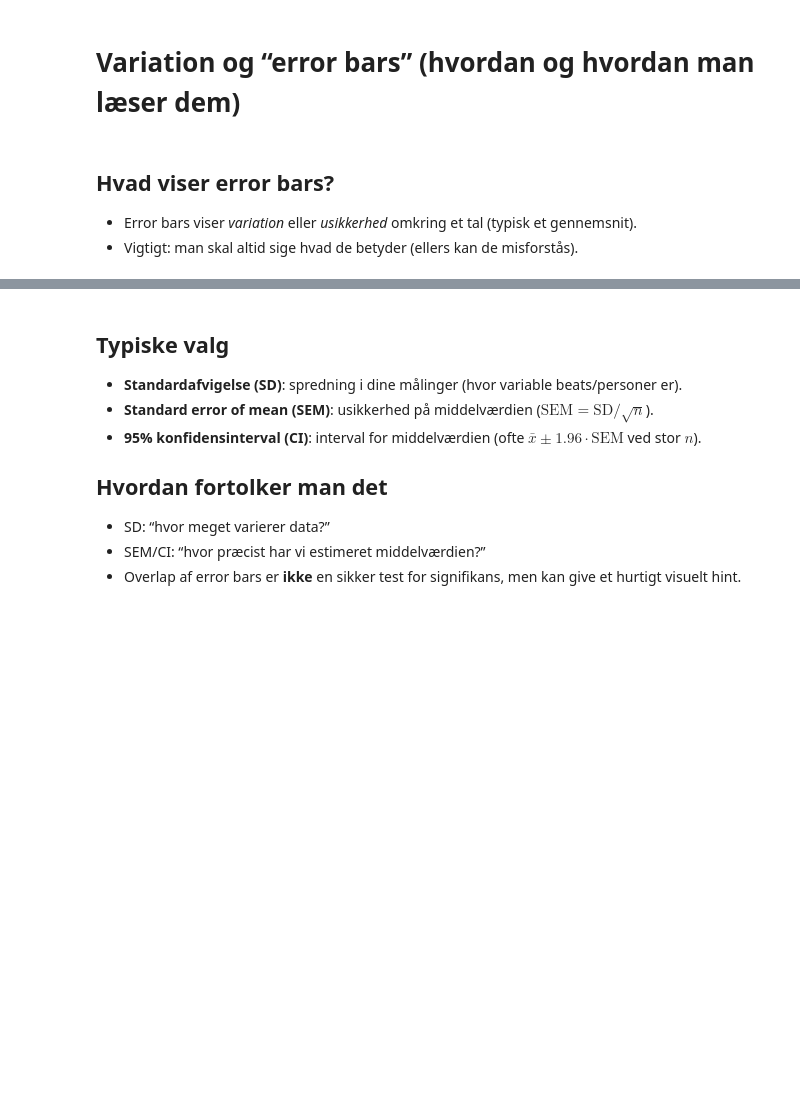
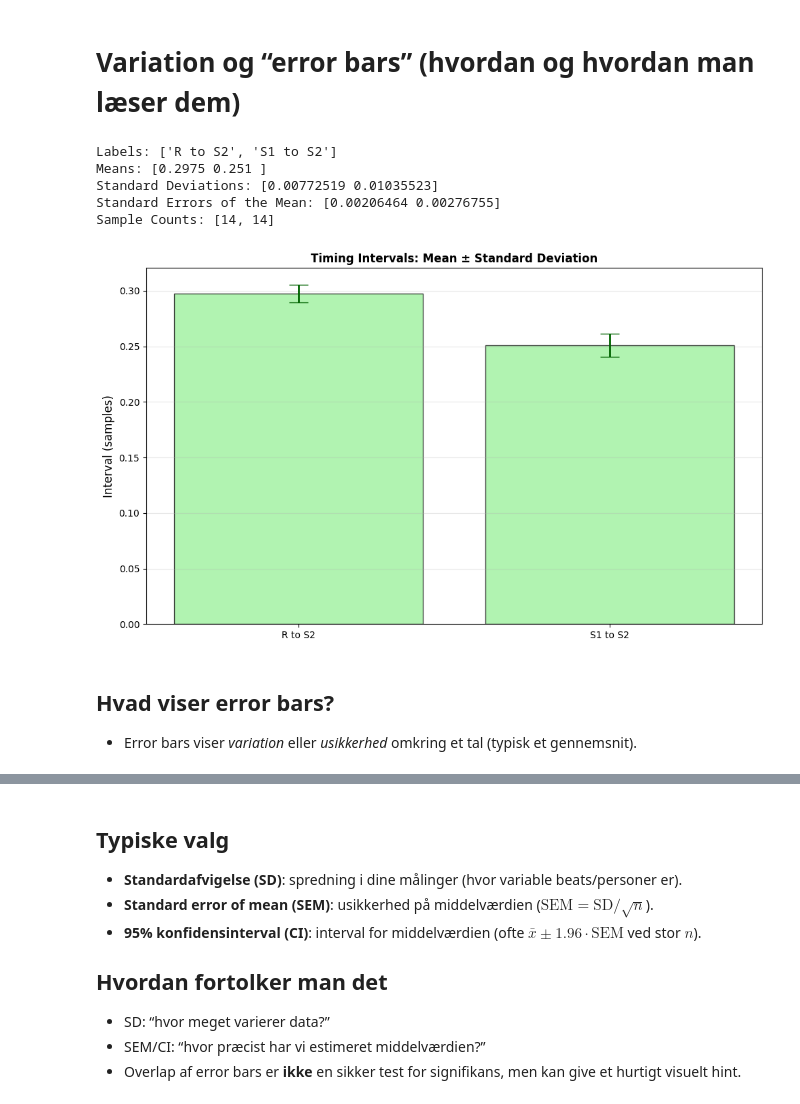
Before and after one commit to AAU-ST2-Programming/signals_3, a Jupyter notebook: signals_3_features.ipynb, the cells around one changed output, grey strips where cells are left out. Drawn from its saved outputs; the diff is of its cells as text; code cells hidden in the pictures; blank space fills up the shorter version.

```diff
--- a/signals_3_features.ipynb
+++ b/signals_3_features.ipynb
@@ -178,39 +179,45 @@ R, S1, S2 = np.genfromtxt('files/peaks_ECGPCG2.csv', delimiter=',', skip_header=
 # Calculate timing intervals (in samples, convert to time if needed)
 R_to_S2 = S2 - R
 S1_to_S2 = S2 - S1
+# use numpy to calculate mean, std, sem, len of data
+labels = ['R to S2', 'S1 to S2']
+means = np.array([np.mean(R_to_S2), np.nanmean(S1_to_S2)])
+stds = np.array([np.std(R_to_S2, ), np.nanstd(S1_to_S2)])
+sems = np.array([stds[0] / np.sqrt(len(R_to_S2)), stds[1] / np.sqrt(len(S1_to_S2))])
+counts = [len(R_to_S2), len(S1_to_S2)]
 
-df = pd.DataFrame({'R_to_S2': R_to_S2,'S1_to_S2': S1_to_S2})
-# Calculate statistics for each interval
-
-# Den lette måde, brug pandas describe
-df_desc = df.describe().T # .T betyder transpose
-df_desc["sem"] = df_desc["std"] / np.sqrt(df_desc["count"])
-
-features = df_desc.index.to_list()
-means = df_desc['mean'].to_list()
-stds = df_desc['std'].to_list()
-sems = df_desc['sem'].to_list()
-counts = df_desc['count'].to_list()
+print("Labels:", labels)
+print("Means:", means)
+print("Standard Deviations:", stds)
+print("Standard Errors of the Mean:", sems)
+print("Sample Counts:", counts)
+# %% [output]
+Labels: ['R to S2', 'S1 to S2']
+Means: [0.2975 0.251 ]
+Standard Deviations: [0.00772519 0.01035523]
+Standard Errors of the Mean: [0.00206464 0.00276755]
+Sample Counts: [14, 14]
 # %%
 # Bar plot with error bars
 fig, ax = plt.subplots(figsize=(10, 6))
-x_pos = np.arange(len(df_desc))
+x_pos = np.arange(len(labels))
 ax.bar(x_pos, means, yerr=stds, capsize=10, alpha=0.7, color='lightgreen', edgecolor='black',
        error_kw={'linewidth': 2, 'ecolor': 'darkgreen'})
 ax.set_xticks(x_pos)
-ax.set_xticklabels(features)
+ax.set_xticklabels(labels)
 ax.set_ylabel('Interval (samples)', fontsize=12)
 ax.set_title('Timing Intervals: Mean ± Standard Deviation', fontsize=12, weight='bold')
 ax.grid(True, alpha=0.3, axis='y')
 
 plt.tight_layout()
 plt.show()
+# %% [output]
+[figure, added]
 # %% [markdown]
 
 
 ## Hvad viser error bars?
 - Error bars viser *variation* eller *usikkerhed* omkring et tal (typisk et gennemsnit).
-- Vigtigt: man skal altid sige hvad de betyder (ellers kan de misforstås).
 # %%
 # Print statistics
 print("="*70)
```
Also changed, not shown: parts of 14 cells of this notebook.
